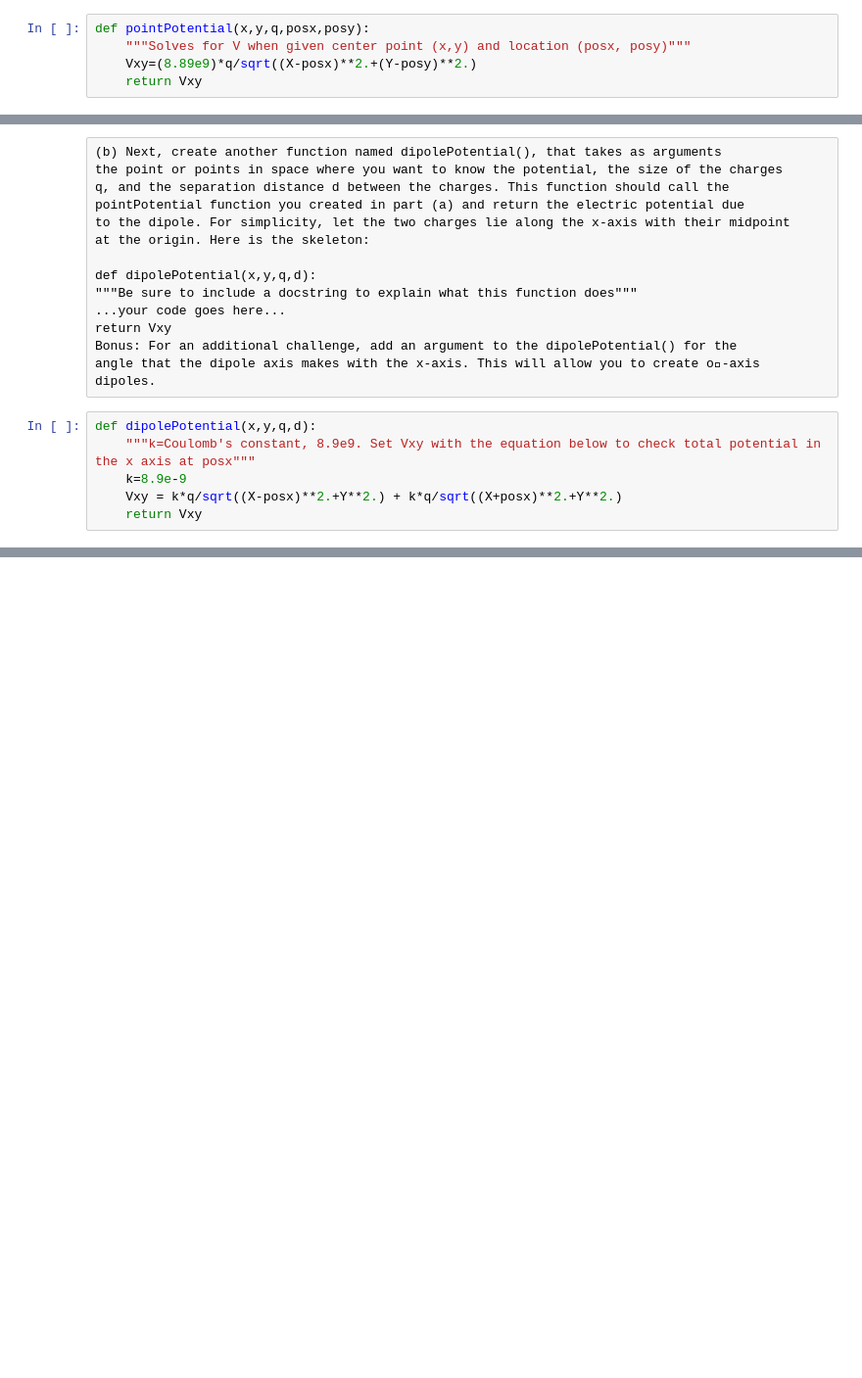
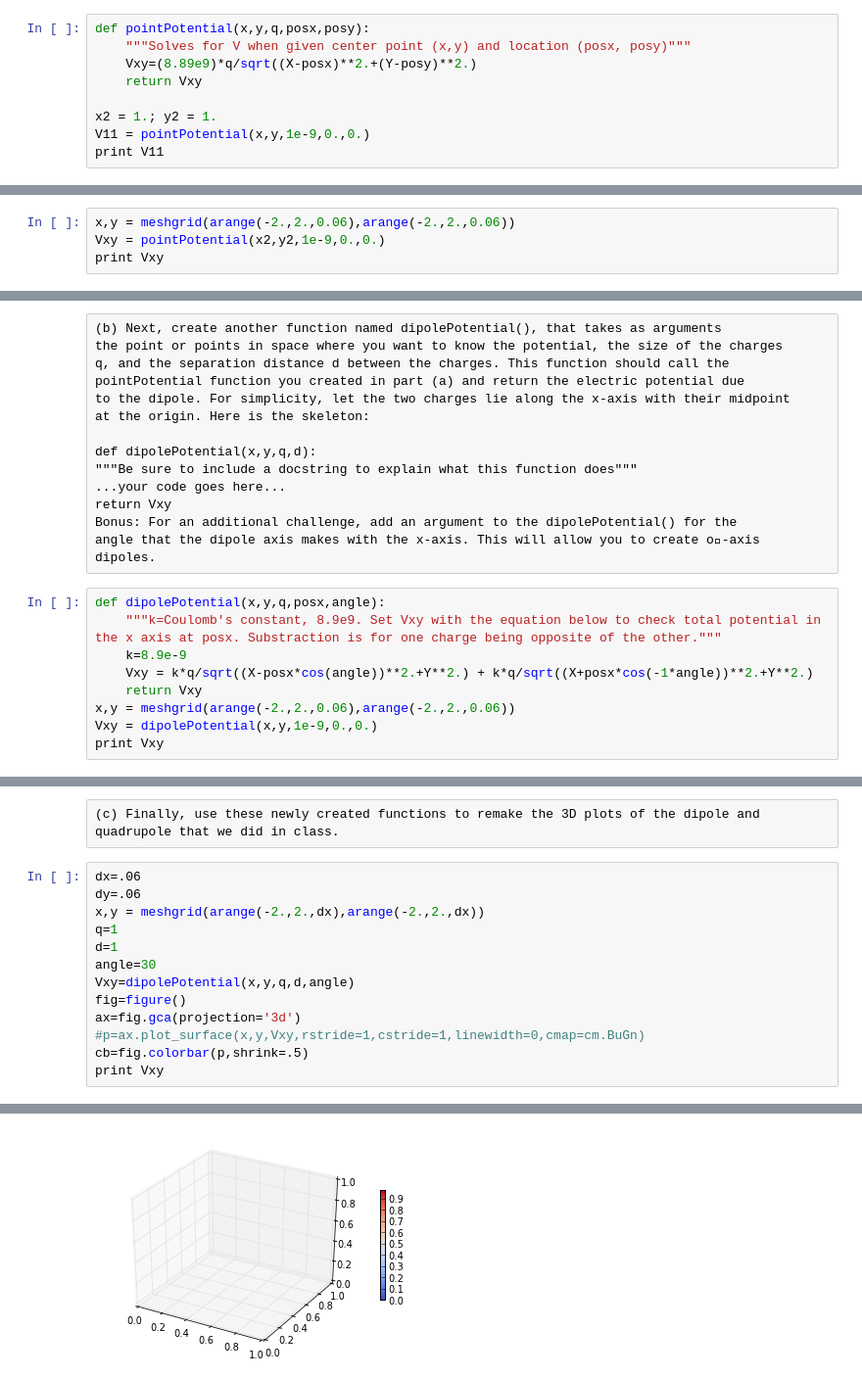
Before and after one commit to ersong/PHYS202-S13, a Jupyter notebook: Week4/Tues Week 4 Notes.ipynb, the cells around one changed output, grey strips where cells are left out. Shown at 98% size. Cells and saved outputs as stored; diff of their text form; blank space fills up the shorter version.

```diff
--- a/Week4/Tues Week 4 Notes.ipynb
+++ b/Week4/Tues Week 4 Notes.ipynb
@@ -142,3 +120,7 @@ def pointPotential(x,y,q,posx,posy):
     """Solves for V when given center point (x,y) and location (posx, posy)"""
     Vxy=(8.89e9)*q/sqrt((X-posx)**2.+(Y-posy)**2.)
     return Vxy
+
+x2 = 1.; y2 = 1.
+V11 = pointPotential(x,y,1e-9,0.,0.)
+print V11
@@ -144,0 +141,4 @@ def pointPotential(x,y,q,posx,posy):
+# %%
+x,y = meshgrid(arange(-2.,2.,0.06),arange(-2.,2.,0.06))
+Vxy = pointPotential(x2,y2,1e-9,0.,0.)
+print Vxy
@@ -159,7 +173,10 @@ angle that the dipole axis makes with the x-axis. This will allow you to create
 dipoles.
 # %%
-def dipolePotential(x,y,q,d):
-    """k=Coulomb's constant, 8.9e9. Set Vxy with the equation below to check total potential in the x axis at posx"""
+def dipolePotential(x,y,q,posx,angle):
+    """k=Coulomb's constant, 8.9e9. Set Vxy with the equation below to check total potential in the x axis at posx. Substraction is for one charge being opposite of the other."""
     k=8.9e-9
-    Vxy = k*q/sqrt((X-posx)**2.+Y**2.) + k*q/sqrt((X+posx)**2.+Y**2.)
+    Vxy = k*q/sqrt((X-posx*cos(angle))**2.+Y**2.) + k*q/sqrt((X+posx*cos(-1*angle))**2.+Y**2.)
     return Vxy
+x,y = meshgrid(arange(-2.,2.,0.06),arange(-2.,2.,0.06))
+Vxy = dipolePotential(x,y,1e-9,0.,0.)
+print Vxy
@@ -165,0 +197,17 @@ def dipolePotential(x,y,q,d):
+# %% [raw]
+(c) Finally, use these newly created functions to remake the 3D plots of the dipole and
+quadrupole that we did in class.
+# %%
+dx=.06
+dy=.06
+x,y = meshgrid(arange(-2.,2.,dx),arange(-2.,2.,dx))
+q=1
+d=1
+angle=30
+Vxy=dipolePotential(x,y,q,d,angle)
+fig=figure()
+ax=fig.gca(projection='3d')
+#p=ax.plot_surface(x,y,Vxy,rstride=1,cstride=1,linewidth=0,cmap=cm.BuGn)
+cb=fig.colorbar(p,shrink=.5)
+print Vxy
+# %% [output]
@@ -165,0 +227 @@ def dipolePotential(x,y,q,d):
+[figure, added]
```
Also changed, not shown: parts of 6 cells of this notebook.
